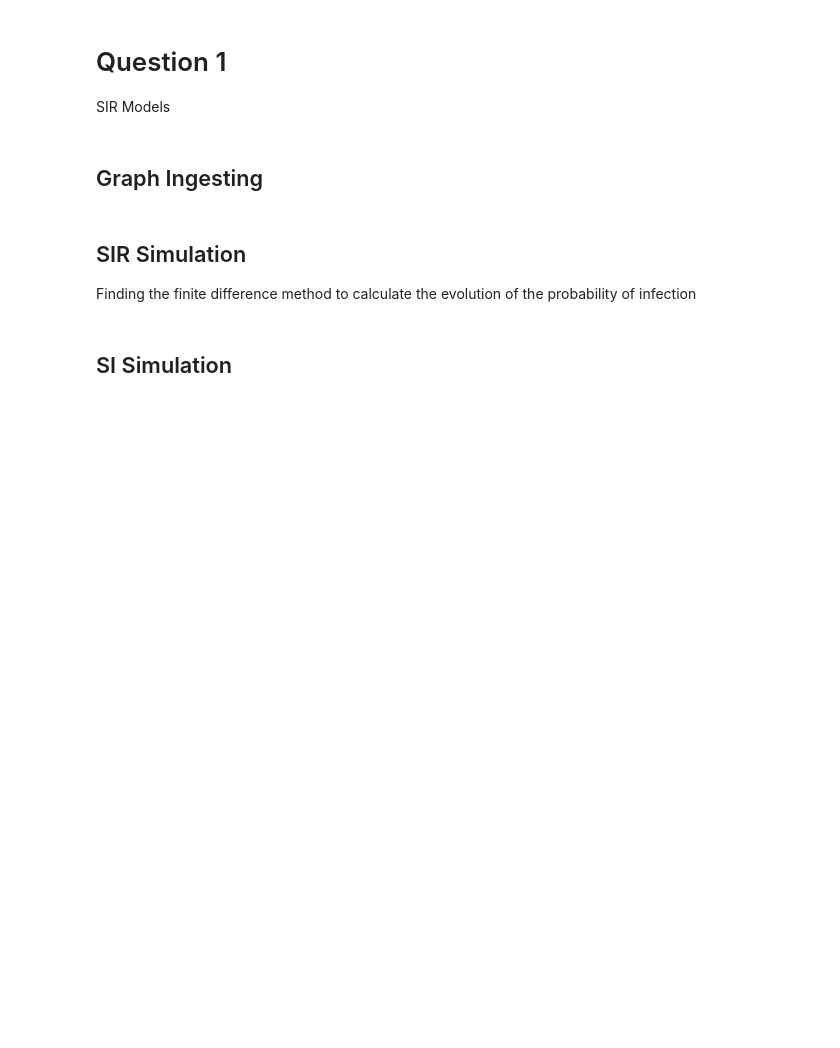
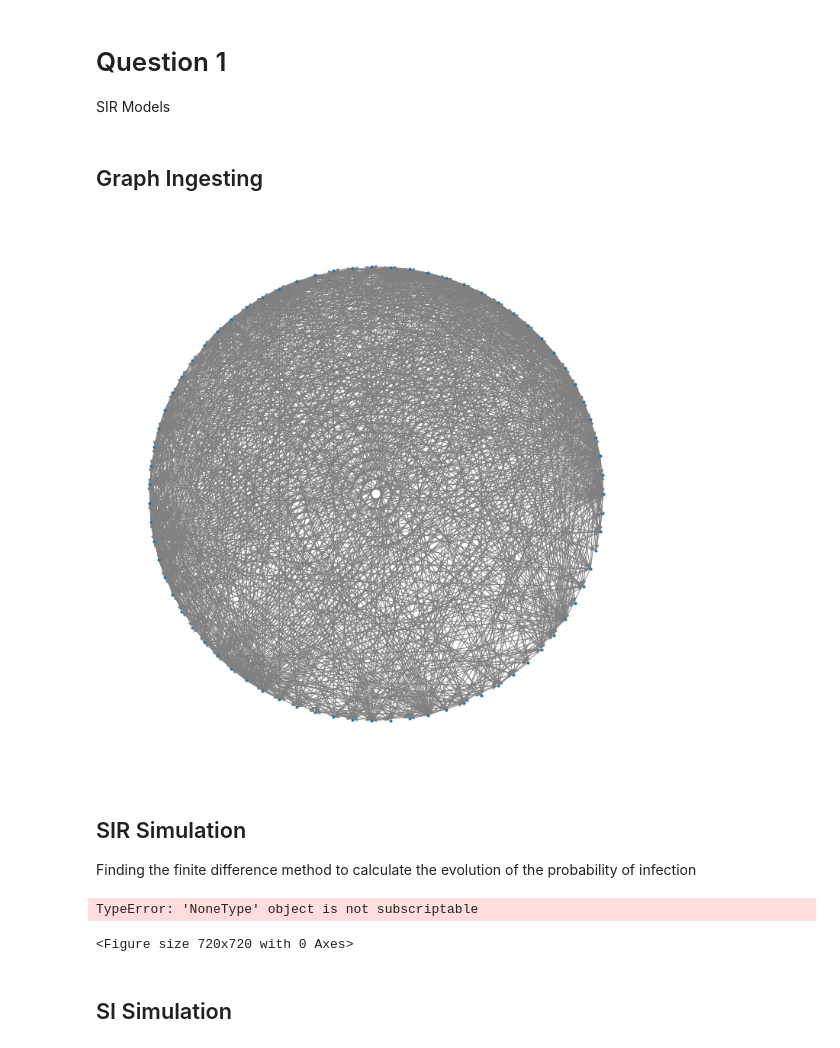
Before and after one commit to WDaugherty/ECE-5260, a Jupyter notebook: BiWeekly2/BiWeekly2Notebook.ipynb, the cells around one changed output. Saved outputs shown, nothing was run; the diff lists cells and outputs as text; code cells hidden in the pictures; blank space fills up the shorter version.

Commit message:
Added BiWeekly Question 3

```diff
--- a/BiWeekly2/BiWeekly2Notebook.ipynb
+++ b/BiWeekly2/BiWeekly2Notebook.ipynb
@@ -49,13 +53,12 @@ SIR Models
 # %% [markdown]
 ## Graph Ingesting
 # %%
-#Ingest edgelist as DiGraph
-
-G1 = nx.read_edgelist(path = "/Users/wdaugherty/ECE 5260/ECE-5260-Graph-Based-Data-Science-for-Networked-Systems/BiWeekly2/hospital_edge-1.txt", create_using=nx.DiGraph())
-
-plt.figure(figsize = (10,10))
-nx.draw_circular(G,with_labels = False, node_size =10, edge_color = "grey")
-plt.show()
+G1 = nx.read_edgelist(path = "hospital_edge-1.txt", create_using=nx.DiGraph()) #Ingests the graph from the hospital txt file
+plt.figure(figsize = (10,10)) #Creates the figure
+nx.draw_circular(G1,with_labels = False, node_size =10, edge_color = "grey") #Adds the graph to the figure
+plt.show() #Shows the figure
+# %% [output]
+[figure, added]
 # %% [markdown]
 ## SIR Simulation
 
@@ -117,9 +155,14 @@ def SIR_Sim(G, Beta, Gamma):
 # %%
 #Creates a list of beta values to be tried in the simulation models
-beta_list = [0.2,0.5, 0.9]
+beta_list = [0.2, 0.5, 0.9]
 
-#Calls the SIR Simulation Function
+plt.figure(figsize = (10,10)) #Creates the figure
 for i in beta_list:
-    SIR_Sim(G, i, 0.1)
+    for k in range(len(list(G1.nodes()))):
+        x = SIR_Sim(G1, i, 0.1)
+        plt.plot(x[k,:]) #Adds the plots to the figures
+# %% [output]
+TypeError: 'NoneType' object is not subscriptable
+<Figure size 720x720 with 0 Axes>
 # %% [markdown]
 ## SI Simulation
```
Also changed, not shown: parts of 20 cells of this notebook.
